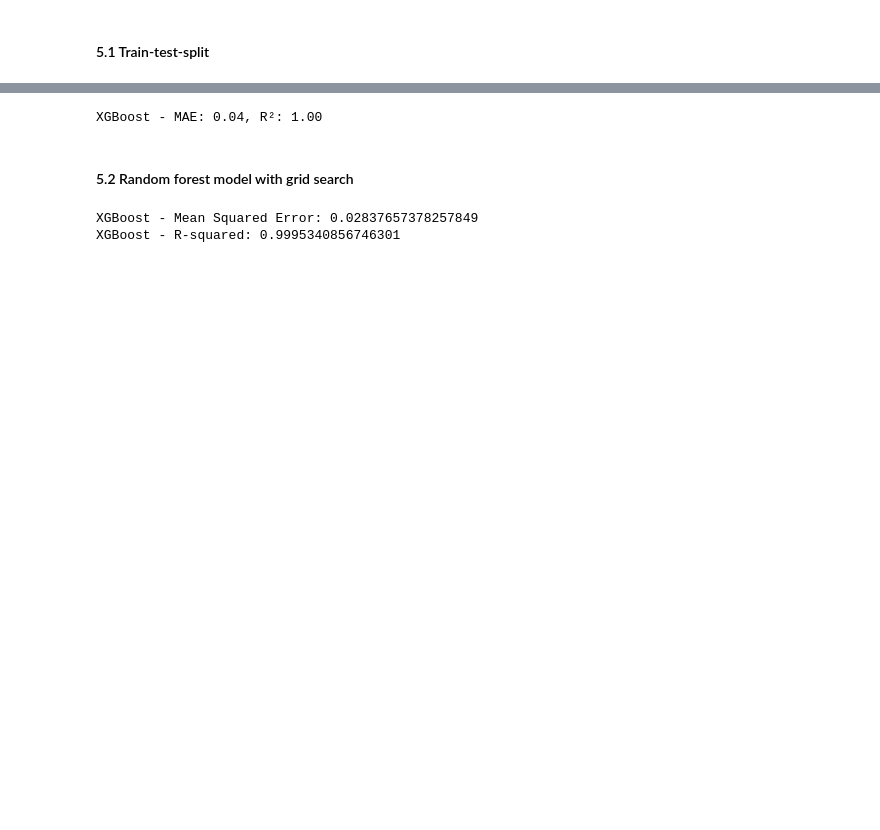
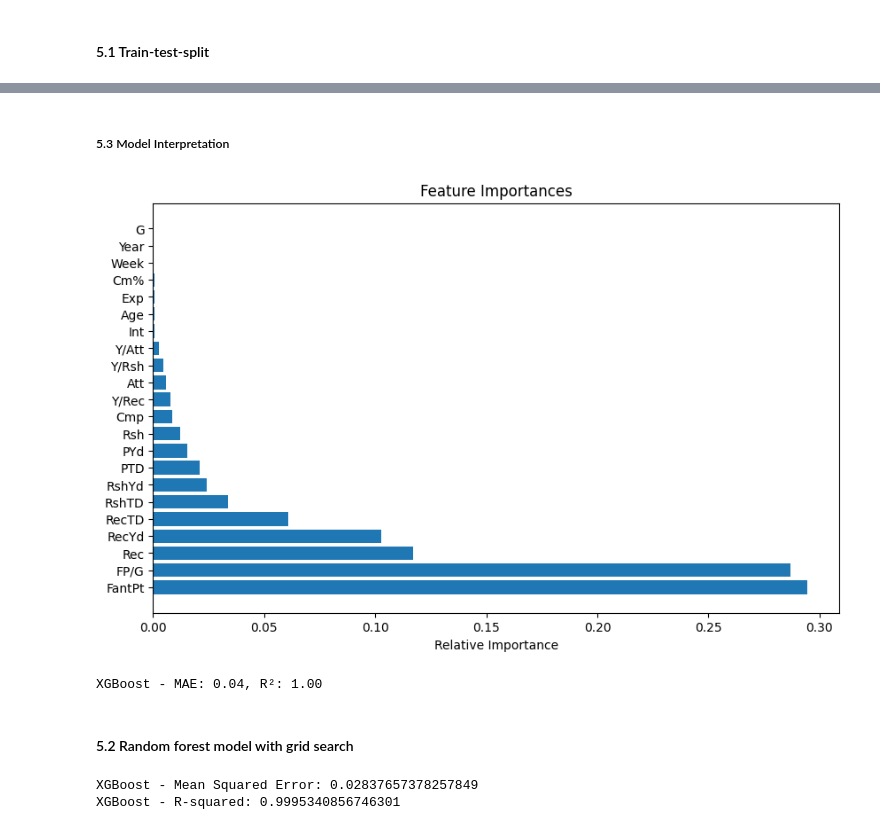
Before and after one commit to 4GeeksAcademy/maria272727fantasy_sports_assistant, a Jupyter notebook: notebooks/model_testing.ipynb, the cells around one changed output, grey strips where cells are left out. Cells and saved outputs as stored; diff of their text form; code cells hidden in the pictures; blank space fills up the shorter version.

```diff
--- a/notebooks/model_testing.ipynb
+++ b/notebooks/model_testing.ipynb
@@ -210,0 +66,16 @@ Random Forest - MAE: 0.00, R²: 1.00
+# %%
+from sklearn.model_selection import RandomizedSearchCV
+from scipy.stats import randint
+
+param_dist = {
+    'n_estimators': randint(100, 500),
+    'max_depth': [None, 10, 20, 30],
+    'min_samples_split': randint(2, 10),
+    'min_samples_leaf': randint(1, 5),
+    'max_features': ['auto', 'sqrt', 'log2']
+}
+
+random_search = RandomizedSearchCV(
+    model, param_distributions=param_dist, n_iter=50, cv=5, scoring='neg_mean_absolute_error', n_jobs=-1, random_state=42
+)
+random_search.fit(X_train, y_train)
@@ -211,3 +162,18 @@ Random Forest - MAE: 0.00, R²: 1.00
+# %% [markdown]
+##### 5.3 Model Interpretation
+# %%
+importances = best_model.feature_importances_
+indices = np.argsort(importances)[::-1]
+
+# Plot feature importances
+plt.figure(figsize=(10, 6))
+plt.title("Feature Importances")
+plt.barh(range(X_train.shape[1]), importances[indices], align="center")
+plt.yticks(range(X_train.shape[1]), X_train.columns[indices])
+plt.xlabel("Relative Importance")
+plt.show()
+# %% [output]
+[figure, added]
 # %%
 import xgboost as xgb
 # Initialize and train the XGBoost model
```
Also changed, not shown: parts of 14 cells of this notebook, 6 other files.
